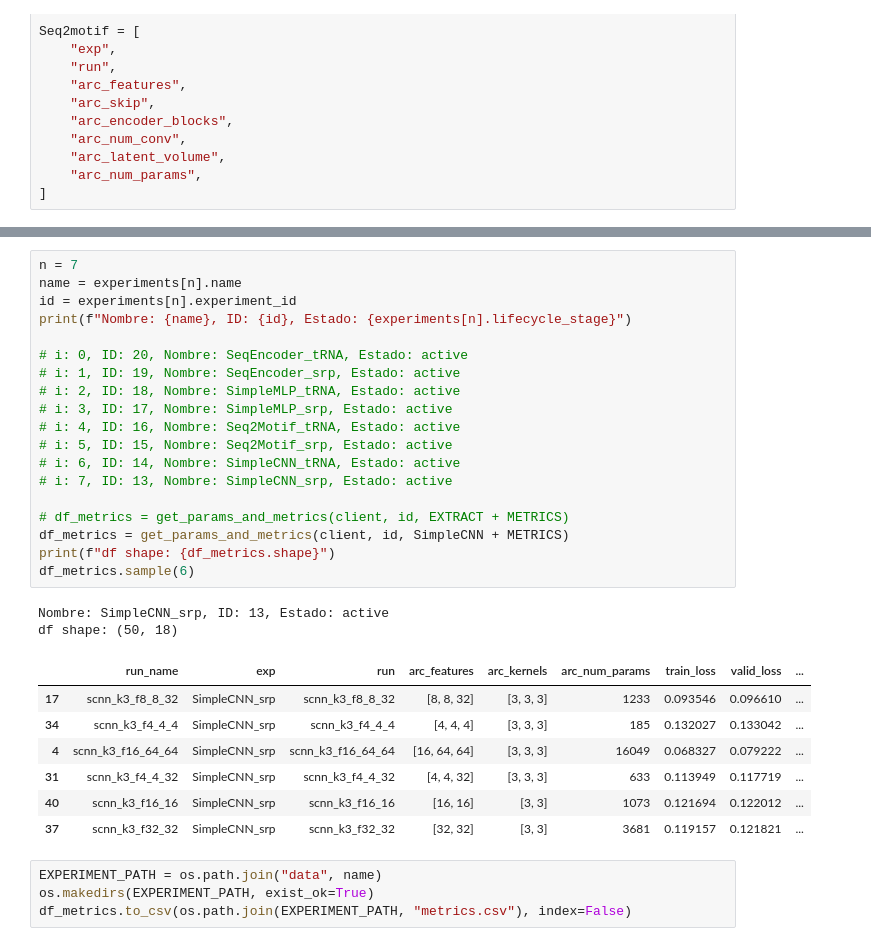
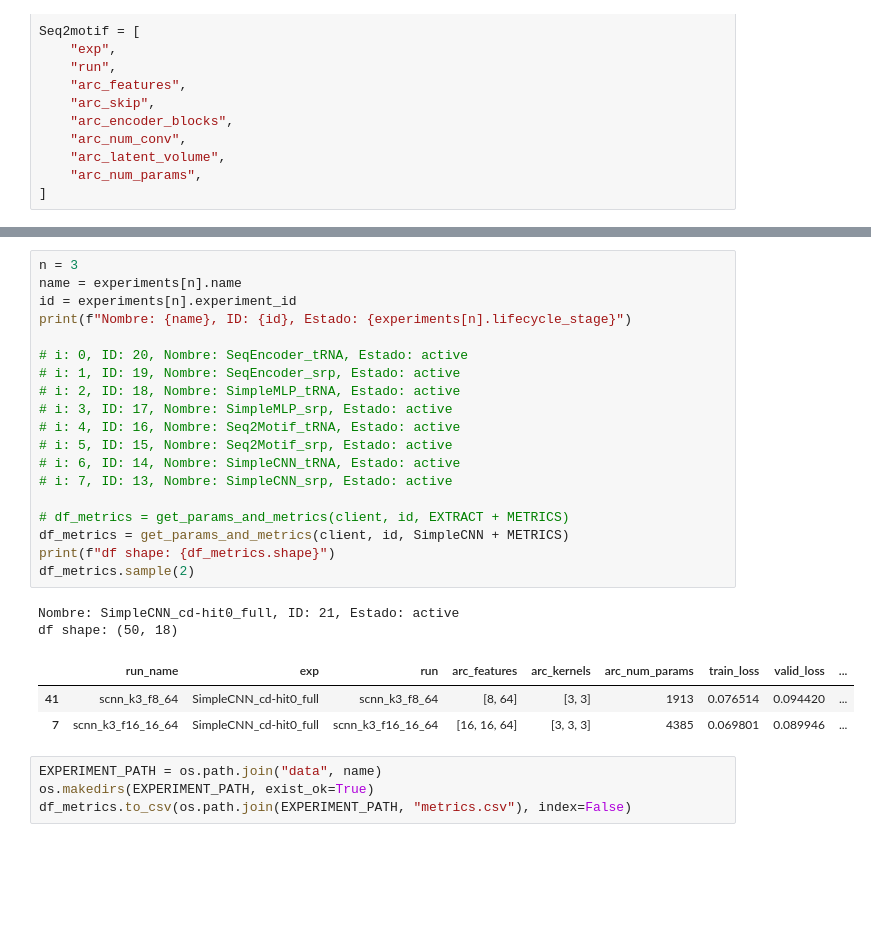
Before and after one commit to Gisch97/RNA-analysis, a Jupyter notebook: Experiments/seq2pp_hydra/pull_from_db_pp.ipynb, the cells around one changed output, grey strips where cells are left out. Drawn from its saved outputs; the diff is of its cells as text; blank space fills up the shorter version.

```diff
--- a/Experiments/seq2pp_hydra/pull_from_db_pp.ipynb
+++ b/Experiments/seq2pp_hydra/pull_from_db_pp.ipynb
@@ -118,32 +141,28 @@ Seq2motif = [
 # %%
-n = 7
+n = 3
 name = experiments[n].name
 id = experiments[n].experiment_id
 print(f"Nombre: {name}, ID: {id}, Estado: {experiments[n].lifecycle_stage}")
 
 # i: 0, ID: 20, Nombre: SeqEncoder_tRNA, Estado: active
 # i: 1, ID: 19, Nombre: SeqEncoder_srp, Estado: active
 # i: 2, ID: 18, Nombre: SimpleMLP_tRNA, Estado: active
 # i: 3, ID: 17, Nombre: SimpleMLP_srp, Estado: active
 # i: 4, ID: 16, Nombre: Seq2Motif_tRNA, Estado: active
 # i: 5, ID: 15, Nombre: Seq2Motif_srp, Estado: active
 # i: 6, ID: 14, Nombre: SimpleCNN_tRNA, Estado: active
 # i: 7, ID: 13, Nombre: SimpleCNN_srp, Estado: active
 
 # df_metrics = get_params_and_metrics(client, id, EXTRACT + METRICS)
 df_metrics = get_params_and_metrics(client, id, SimpleCNN + METRICS)
 print(f"df shape: {df_metrics.shape}")
-df_metrics.sample(6)
+df_metrics.sample(2)
 # %% [output]
-Nombre: SimpleCNN_srp, ID: 13, Estado: active
+Nombre: SimpleCNN_cd-hit0_full, ID: 21, Estado: active
 df shape: (50, 18)
 |  | run_name | exp | run | arc_features | arc_kernels | arc_num_params | train_loss | valid_loss | ... |
-| 17 | scnn_k3_f8_8_32 | SimpleCNN_srp | scnn_k3_f8_8_32 | [8, 8, 32] | [3, 3, 3] | 1233 | 0.093546 | 0.096610 | ... |
-| 34 | scnn_k3_f4_4_4 | SimpleCNN_srp | scnn_k3_f4_4_4 | [4, 4, 4] | [3, 3, 3] | 185 | 0.132027 | 0.133042 | ... |
-| 4 | scnn_k3_f16_64_64 | SimpleCNN_srp | scnn_k3_f16_64_64 | [16, 64, 64] | [3, 3, 3] | 16049 | 0.068327 | 0.079222 | ... |
-| 31 | scnn_k3_f4_4_32 | SimpleCNN_srp | scnn_k3_f4_4_32 | [4, 4, 32] | [3, 3, 3] | 633 | 0.113949 | 0.117719 | ... |
-| 40 | scnn_k3_f16_16 | SimpleCNN_srp | scnn_k3_f16_16 | [16, 16] | [3, 3] | 1073 | 0.121694 | 0.122012 | ... |
-| 37 | scnn_k3_f32_32 | SimpleCNN_srp | scnn_k3_f32_32 | [32, 32] | [3, 3] | 3681 | 0.119157 | 0.121821 | ... |
+| 41 | scnn_k3_f8_64 | SimpleCNN_cd-hit0_full | scnn_k3_f8_64 | [8, 64] | [3, 3] | 1913 | 0.076514 | 0.094420 | ... |
+| 7 | scnn_k3_f16_16_64 | SimpleCNN_cd-hit0_full | scnn_k3_f16_16_64 | [16, 16, 64] | [3, 3, 3] | 4385 | 0.069801 | 0.089946 | ... |
 # %%
 EXPERIMENT_PATH = os.path.join("data", name)
 os.makedirs(EXPERIMENT_PATH, exist_ok=True)
```
Also changed, not shown: parts of 1 cell of this notebook, 8 other files.
